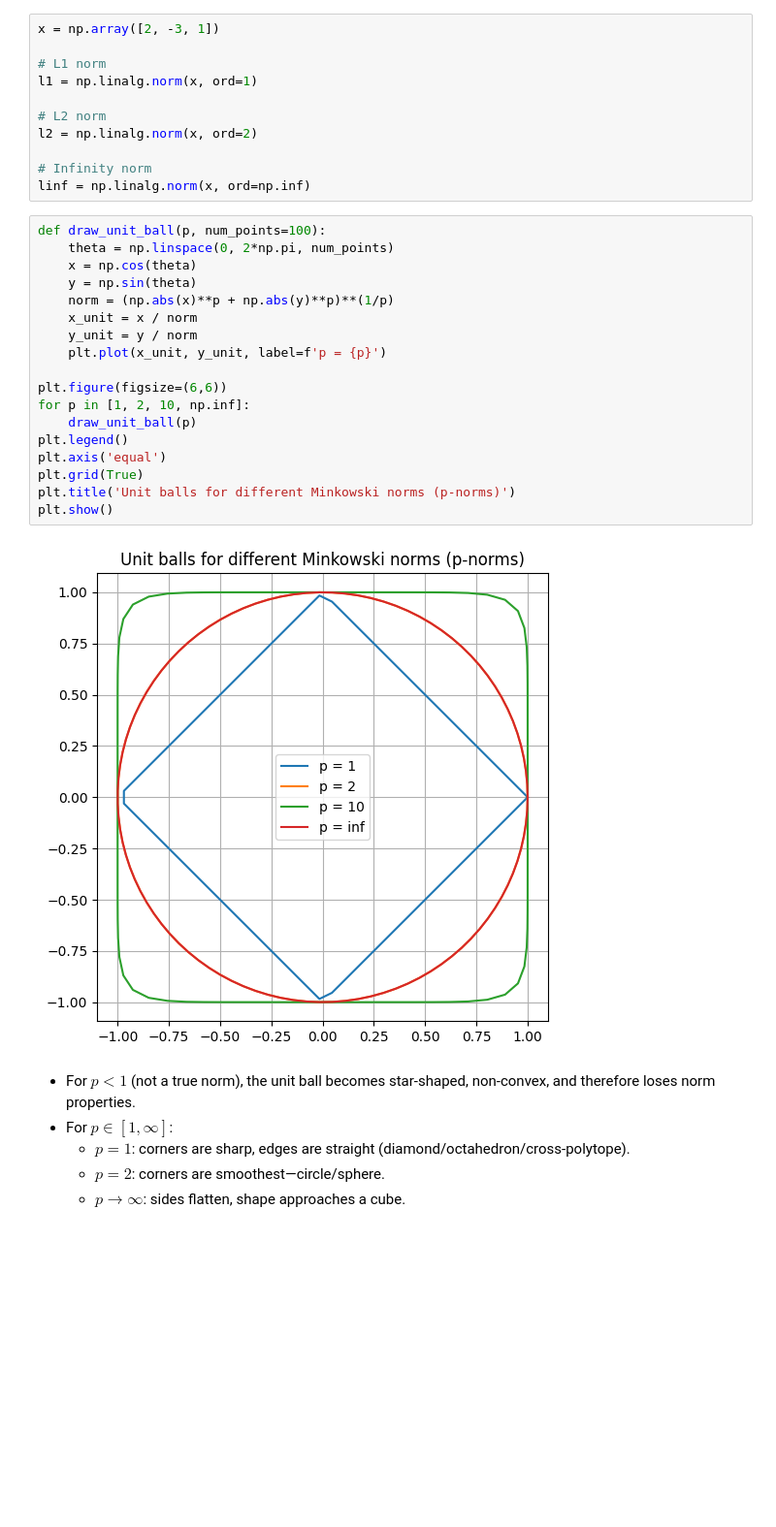
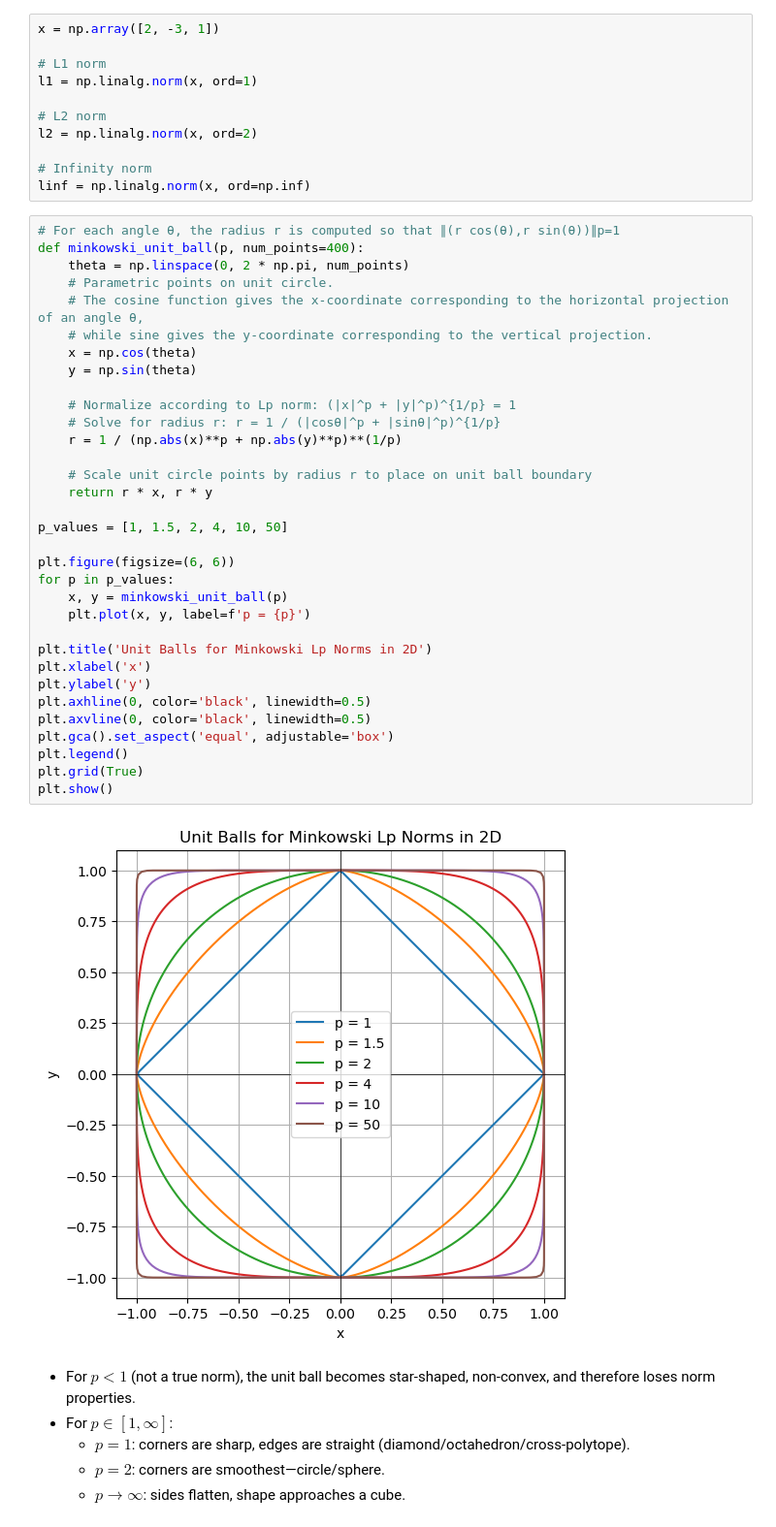
Before and after one commit to iviocodes/mipt-msai-vault, a Jupyter notebook: linalg/vectors.ipynb, the cells around one changed output. Shown: that part at 97% size. Drawn from its saved outputs; the diff is of its cells as text; blank space fills up the shorter version.

Commit message:
Add info about the unit ball (linalg)

```diff
--- a/linalg/vectors.ipynb
+++ b/linalg/vectors.ipynb
@@ -222,25 +236,40 @@ l2 = np.linalg.norm(x, ord=2)
 # Infinity norm
 linf = np.linalg.norm(x, ord=np.inf)
 # %%
-def draw_unit_ball(p, num_points=100):
-    theta = np.linspace(0, 2*np.pi, num_points)
+# For each angle θ, the radius r is computed so that ∥(r cos⁡(θ),r sin(⁡θ))∥p=1
+def minkowski_unit_ball(p, num_points=400):
+    theta = np.linspace(0, 2 * np.pi, num_points)
+    # Parametric points on unit circle.
+    # The cosine function gives the x-coordinate corresponding to the horizontal projection of an angle θ,
+    # while sine gives the y-coordinate corresponding to the vertical projection.
     x = np.cos(theta)
     y = np.sin(theta)
-    norm = (np.abs(x)**p + np.abs(y)**p)**(1/p)
-    x_unit = x / norm
-    y_unit = y / norm
-    plt.plot(x_unit, y_unit, label=f'p = {p}')
 
-plt.figure(figsize=(6,6))
-for p in [1, 2, 10, np.inf]:
-    draw_unit_ball(p)
+    # Normalize according to Lp norm: (|x|^p + |y|^p)^{1/p} = 1
+    # Solve for radius r: r = 1 / (|cosθ|^p + |sinθ|^p)^{1/p}
+    r = 1 / (np.abs(x)**p + np.abs(y)**p)**(1/p)
+
+    # Scale unit circle points by radius r to place on unit ball boundary
+    return r * x, r * y
+
+p_values = [1, 1.5, 2, 4, 10, 50]
+
+plt.figure(figsize=(6, 6))
+for p in p_values:
+    x, y = minkowski_unit_ball(p)
+    plt.plot(x, y, label=f'p = {p}')
+
+plt.title('Unit Balls for Minkowski Lp Norms in 2D')
+plt.xlabel('x')
+plt.ylabel('y')
+plt.axhline(0, color='black', linewidth=0.5)
+plt.axvline(0, color='black', linewidth=0.5)
+plt.gca().set_aspect('equal', adjustable='box')
 plt.legend()
-plt.axis('equal')
 plt.grid(True)
-plt.title('Unit balls for different Minkowski norms (p-norms)')
 plt.show()
 # %% [output]
-[figure, old version]
+[figure, new version]
 # %% [markdown]
 - For $p < 1$ (not a true norm), the unit ball becomes star-shaped, non-convex, and therefore loses norm properties.
 - For **$p \in [1, \infty]$**:
```
Also changed, not shown: parts of 4 cells of this notebook.
